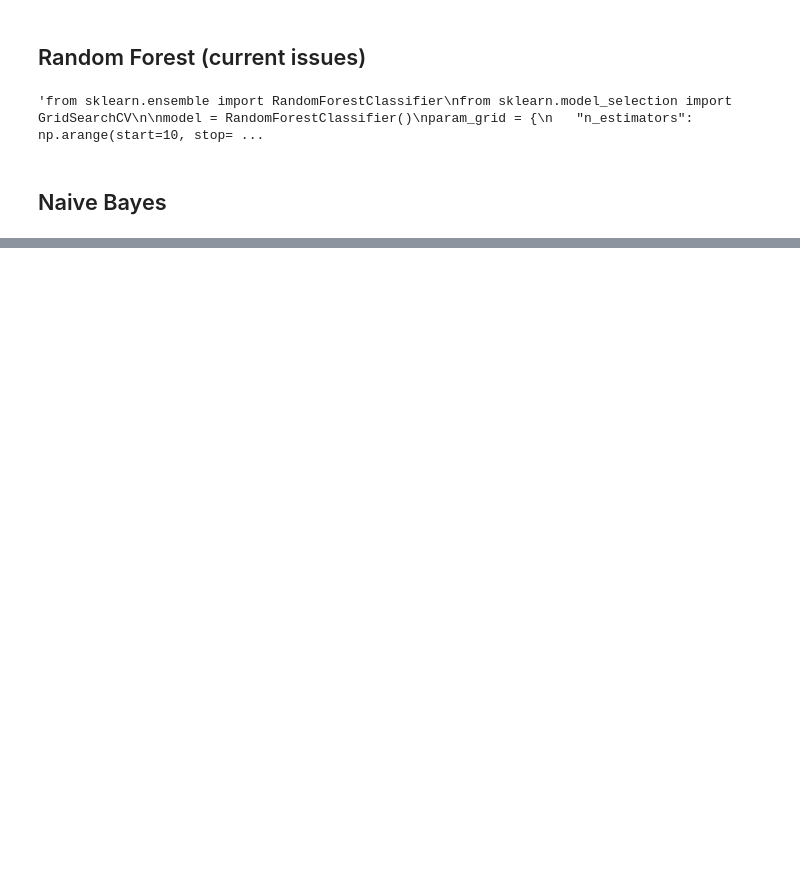
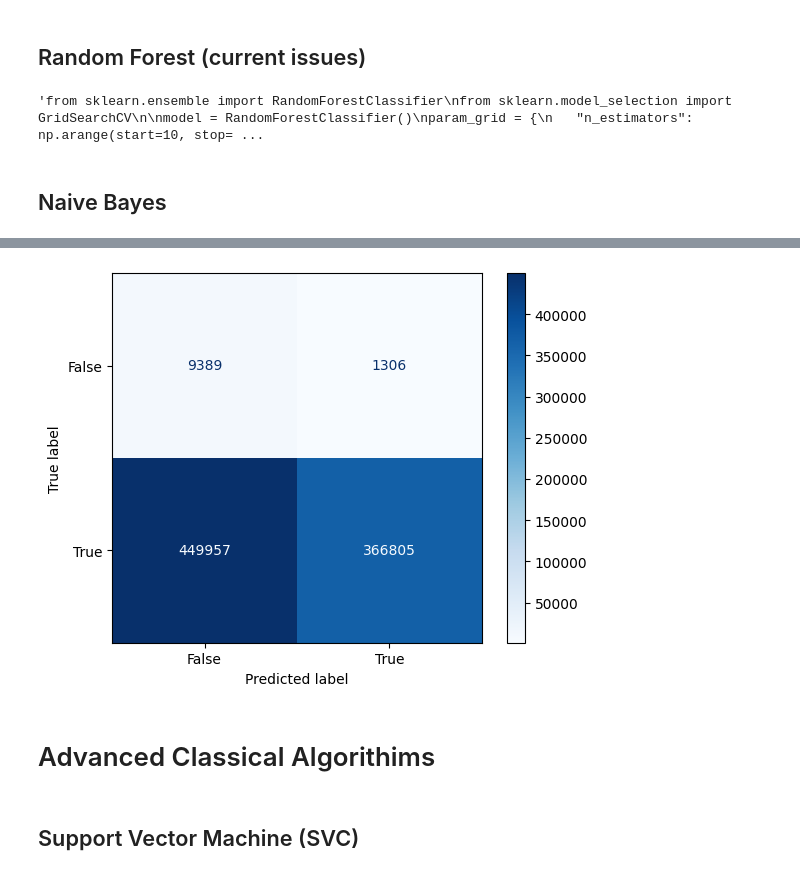
Before and after one commit to KobieKabo/BitCoin_RansomWare_Detection, a Jupyter notebook: Bitcoin_models.ipynb, the cells around one changed output, grey strips where cells are left out. Drawn from its saved outputs; the diff is of its cells as text; code cells hidden in the pictures; blank space fills up the shorter version.

```diff
--- a/Bitcoin_models.ipynb
+++ b/Bitcoin_models.ipynb
@@ -324,0 +350,8 @@ weighted avg       0.97      0.99      0.98    875010
+# %%
+cm_display = ConfusionMatrixDisplay.from_estimator(gnb, X_test, y_test,cmap=plt.cm.Blues,normalize=None)
+# %% [output]
+[figure, added]
+# %% [markdown]
+# Advanced Classical Algorithims
+# %% [markdown]
+## Support Vector Machine (SVC)
```
Also changed, not shown: parts of 46 cells of this notebook.
